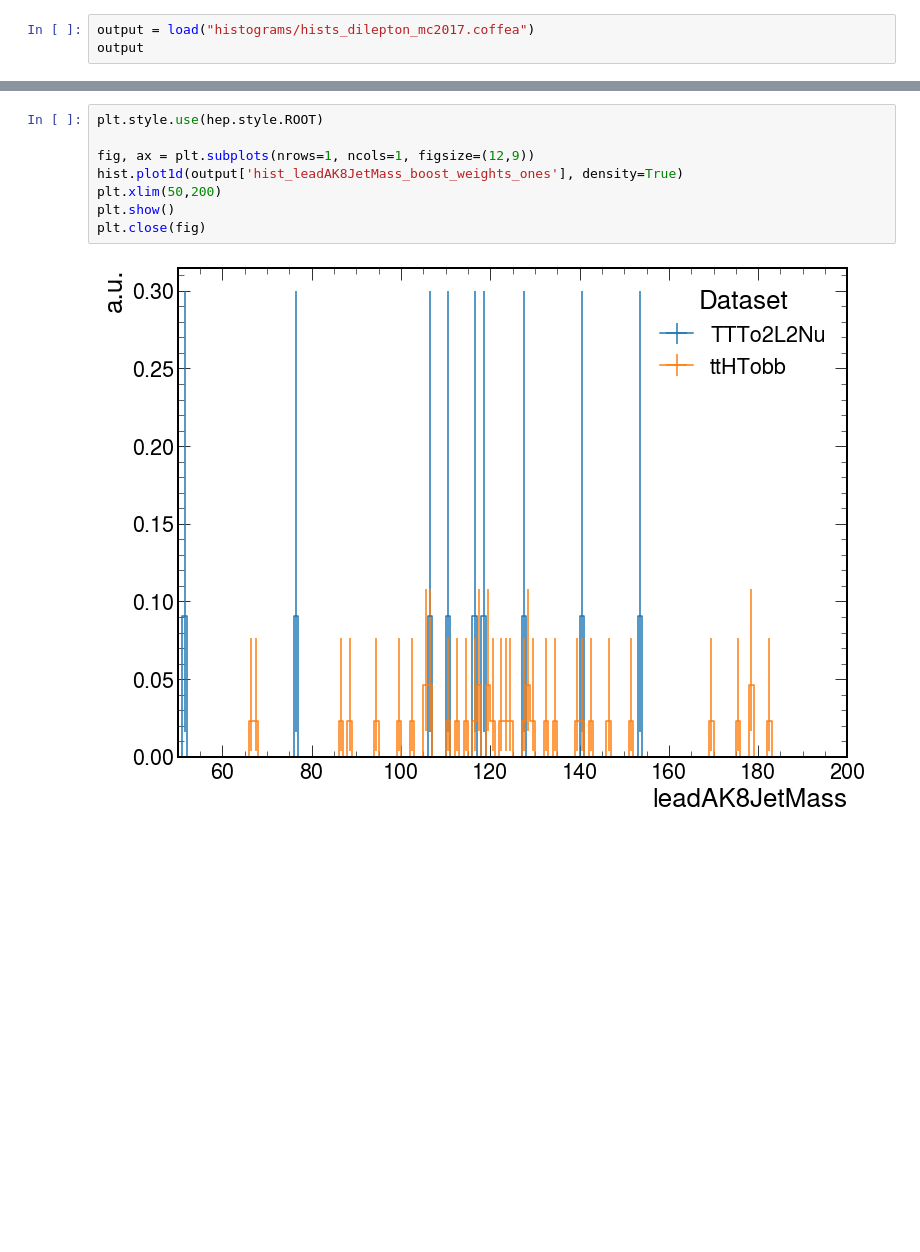
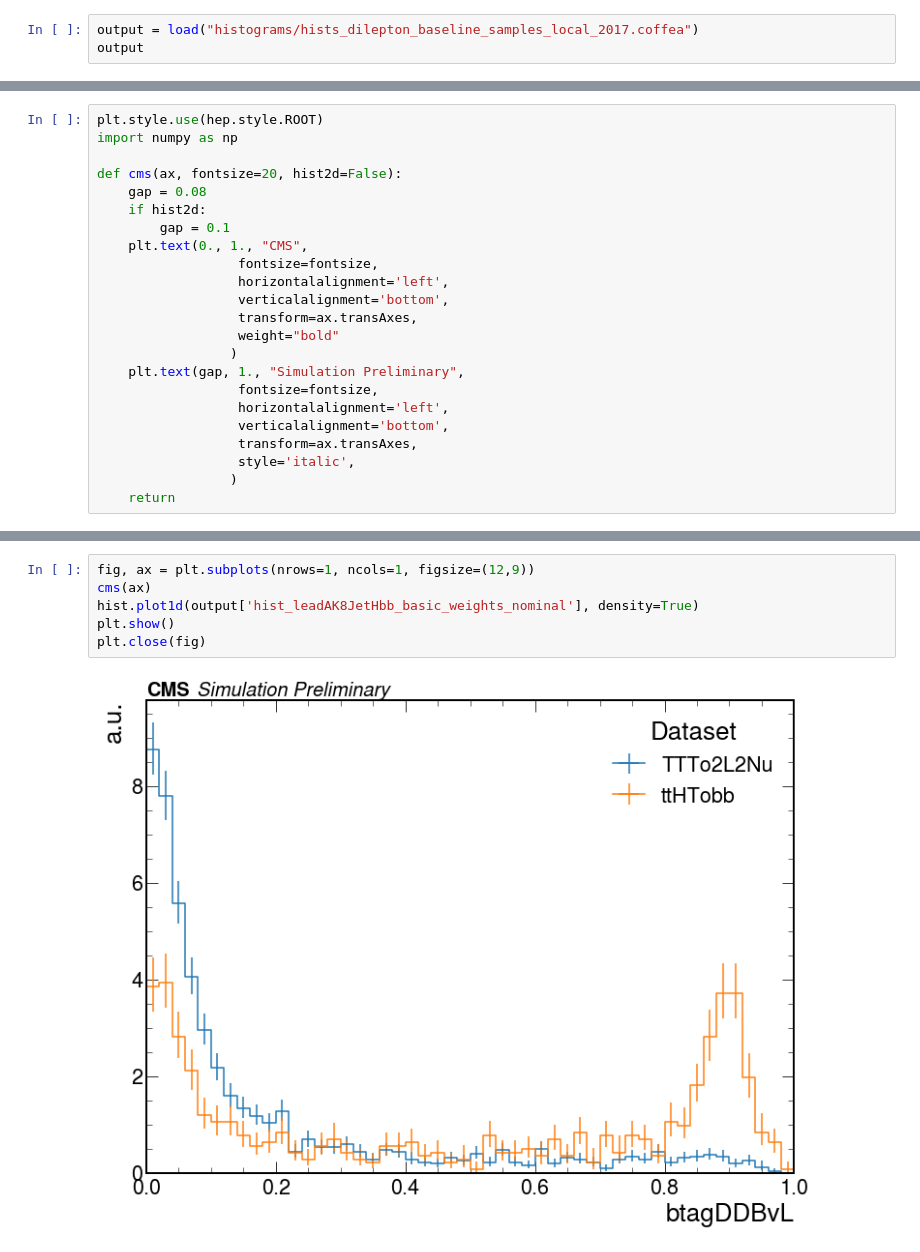
Before and after one commit to mmarchegiani/ttHbb, a Jupyter notebook: make_some_plots.ipynb, the cells around one changed output, grey strips where cells are left out. Cells and saved outputs as stored; diff of their text form; blank space fills up the shorter version.

Commit message:
Updated notebook for plots

```diff
--- a/make_some_plots.ipynb
+++ b/make_some_plots.ipynb
@@ -7,7 +9,7 @@ from coffea import hist
 from coffea.hist import plot
 import os
 # %%
-output = load("histograms/hists_dilepton_mc2017.coffea")
+output = load("histograms/hists_dilepton_baseline_samples_local_2017.coffea")
 output
 # %% [output]
 {'sumw': defaultdict_accumulator(float, {}),
@@ -29 +31,24 @@ output
  ...}
+# %%
+plt.style.use(hep.style.ROOT)
+import numpy as np
+
+def cms(ax, fontsize=20, hist2d=False):
+    gap = 0.08
+    if hist2d:
+        gap = 0.1
+    plt.text(0., 1., "CMS",
+                  fontsize=fontsize,
+                  horizontalalignment='left',
+                  verticalalignment='bottom',
+                  transform=ax.transAxes,
+                  weight="bold"
+                 )
+    plt.text(gap, 1., "Simulation Preliminary",
+                  fontsize=fontsize,
+                  horizontalalignment='left',
+                  verticalalignment='bottom',
+                  transform=ax.transAxes,
+                  style='italic',
+                 )
+    return
@@ -40,10 +108,8 @@ plt.close(fig)
 # %%
-plt.style.use(hep.style.ROOT)
-
 fig, ax = plt.subplots(nrows=1, ncols=1, figsize=(12,9))
-hist.plot1d(output['hist_leadAK8JetMass_boost_weights_ones'], density=True)
-plt.xlim(50,200)
+cms(ax)
+hist.plot1d(output['hist_leadAK8JetHbb_basic_weights_nominal'], density=True)
 plt.show()
 plt.close(fig)
 # %% [output]
-[figure, old version]
+[figure, new version]
```
Also changed, not shown: parts of 27 cells of this notebook.
